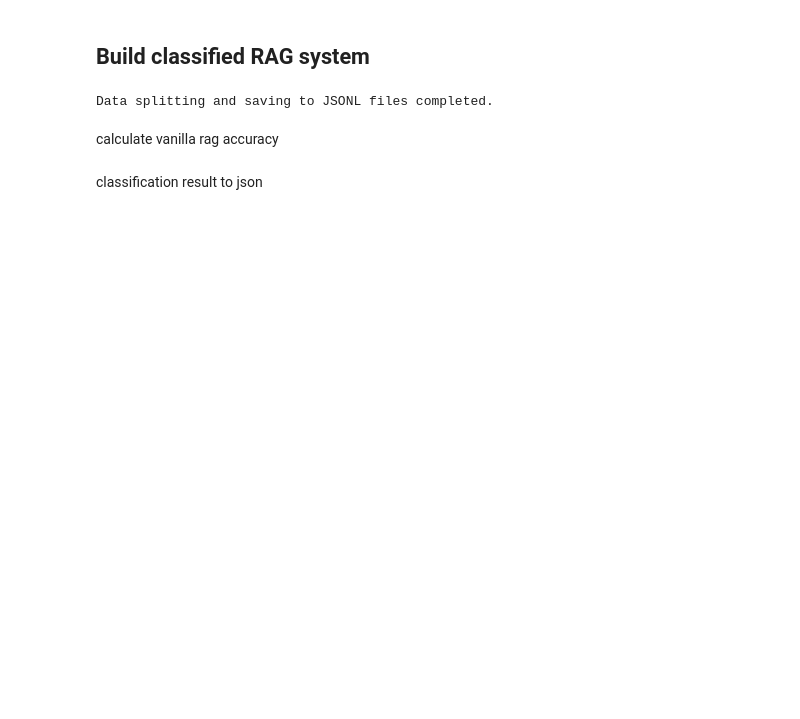
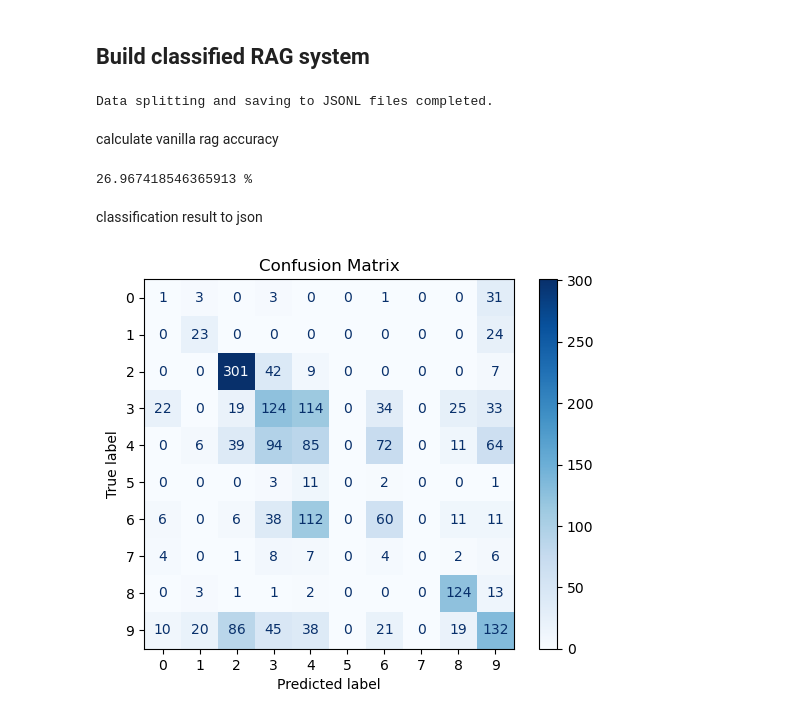
Before and after one commit to tyfann/llm4commit, a Jupyter notebook: RQ/RQ2.ipynb, the cells around one changed output. Saved outputs shown, nothing was run; the diff lists cells and outputs as text; code cells hidden in the pictures; blank space fills up the shorter version.

```diff
--- a/RQ/RQ2.ipynb
+++ b/RQ/RQ2.ipynb
@@ -56,13 +166,13 @@ db = Chroma.from_documents(diff_data, embeddings, persist_directory="../data/ang
 # %%
 test_diff_loader = JSONLoader(
-    file_path='../data/angular_filtered/subsets/test_data.json',
+    file_path='../data/angular_filtered/subsets/dev_test.json',
     jq_schema='.[].diff',
     text_content=False)
 
 test_diff_data = test_diff_loader.load()
 # test_diff_data = test_diff_loader.load()[:1000]
 
-with open('../data/angular_filtered/subsets/test_data.json', 'r', encoding='UTF-8') as f:
+with open('../data/angular_filtered/subsets/dev_test.json', 'r', encoding='UTF-8') as f:
     test_data = json.load(f)
 # %%
 similar_diff = []
@@ -74,5 +184,5 @@ for sim_diff, test_item in zip(similar_diff, test_data):
     test_item['sim_msg'] = msg_data[sim_diff.metadata['seq_num']-1].page_content
     test_item['sim_diff'] = diff_data[sim_diff.metadata['seq_num']-1].page_content
 
-with open('../data/angular_filtered/subsets/generation/rag/test_rag_prompt.json', 'w', encoding='UTF-8') as f:
+with open('../data/angular_filtered/subsets/generation/embedding/dev_test_rag_prompt_miniLM.json', 'w', encoding='UTF-8') as f:
     json.dump(test_data, f, ensure_ascii=False, indent=4)
@@ -249,7 +401,7 @@ import json
 def get_commit_type(msg, has_space=True):
     types = '((build)|(ci)|(docs)|(feat)|(fix)|(perf)|(refactor)|(style)|(test)|(chore))'
     if has_space:
-        pattern = f'^{types}\\s*(\\((\\s|\\S)+\\))?:\\s*(\\s|\\S)+'
+        pattern = f'^{types}\\s(\\((\\s|\\S)+\\))?:\\s*(\\s|\\S)+'
     else:
         pattern = f'^{types}(\\((\\s|\\S)+\\))?:\\s*\\S+(\\s|\\S)+'
     match = re.match(pattern, msg)
@@ -267,9 +419,16 @@ for item in prompt:
         if sim_type == item['type']:
             count +=1
     else:
-        print('fail')
+        sim_type = get_commit_type(item['sim_msg'], False)
+        if sim_type is not None:
+            if sim_type == item['type']:
+                count +=1
+        else:
+            print('fail')
 
-print(count / len(prompt))
+print(count / len(prompt) * 100 , "%")
+# %% [output]
+26.967418546365913 %
 # %% [markdown]
 classification result to json
 # %%
@@ -321,6 +480,38 @@ json_file = '../data/angular_filtered/subsets/test_data.json'
 pred_file = '../data/angular_filtered/subsets/classification/angular_test_predictions.txt'
 output_file = '../data/angular_filtered/subsets/classification/test_with_classification.json'
 main(mapping_file, json_file, pred_file, output_file)
+# %%
+import numpy as np
+import matplotlib.pyplot as plt
+from sklearn.metrics import confusion_matrix, ConfusionMatrixDisplay
+
+# 读取标签文件
+def read_labels(file_path):
+    with open(file_path, 'r') as f:
+        labels = [int(line.strip()) for line in f]
+    return labels
+
+# 主函数
+def main(ref_file, pred_file):
+    # 读取ref和pred标签
+    y_true = read_labels(ref_file)
+    y_pred = read_labels(pred_file)
+
+    # 计算混淆矩阵
+    cm = confusion_matrix(y_true, y_pred, labels=np.arange(10))
+
+    # 绘制混淆矩阵
+    disp = ConfusionMatrixDisplay(confusion_matrix=cm, display_labels=np.arange(10))
+    disp.plot(cmap=plt.cm.Blues)
+    plt.title('Confusion Matrix')
+    plt.show()
+
+# 调用主函数
+ref_file = '../data/angular_filtered/subsets/classification/angular_test_references.txt'
+pred_file = '../data/angular_filtered/subsets/classification/angular_test_predictions.txt'
+main(ref_file, pred_file)
+# %% [output]
+[figure, added]
 # %%
 with open('../data/angular_filtered/subsets/classification/test_with_classification.json', 'r', encoding='UTF-8') as f:
     test_data = json.load(f)
```
Also changed, not shown: parts of 52 cells of this notebook, 10 other files.
